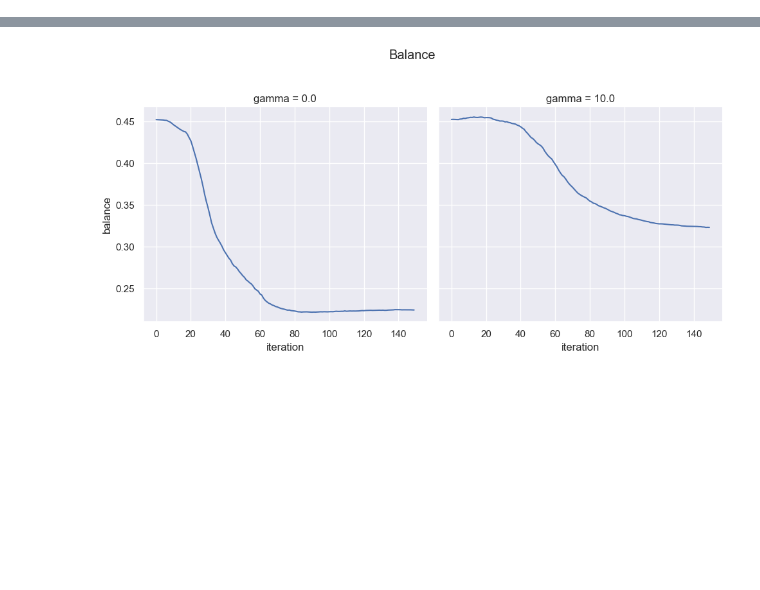
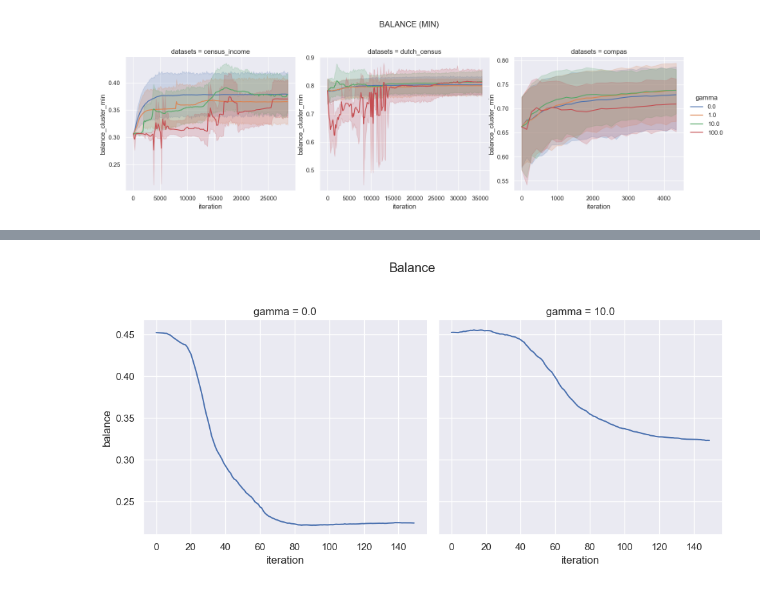
Before and after one commit to jovasque156/deepclustering, a Jupyter notebook: plots_tables.ipynb, the cells around one changed output, grey strips where cells are left out. Cells and saved outputs as stored; diff of their text form; code cells hidden in the pictures; blank space fills up the shorter version.

```diff
--- a/plots_tables.ipynb
+++ b/plots_tables.ipynb
@@ -69,0 +58,7 @@ plt.show()
+# %%
+rel = sns.relplot(data=results, x='iteration', y='balance_cluster_min', hue='gamma', col='datasets', kind='line', facet_kws={'sharey': False, 'sharex': False}, palette=sns.color_palette()[:4])
+rel.fig.subplots_adjust(top=.8)
+rel.fig.suptitle('BALANCE (MIN)')
+plt.show()
+# %% [output]
+[figure, added]
```
Also changed, not shown: parts of 11 cells of this notebook, 1 other file.
